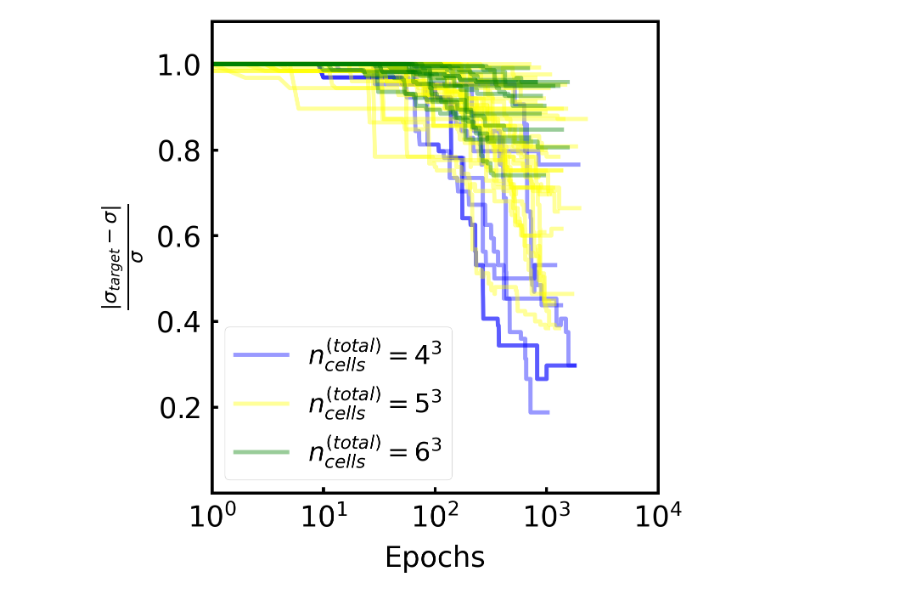
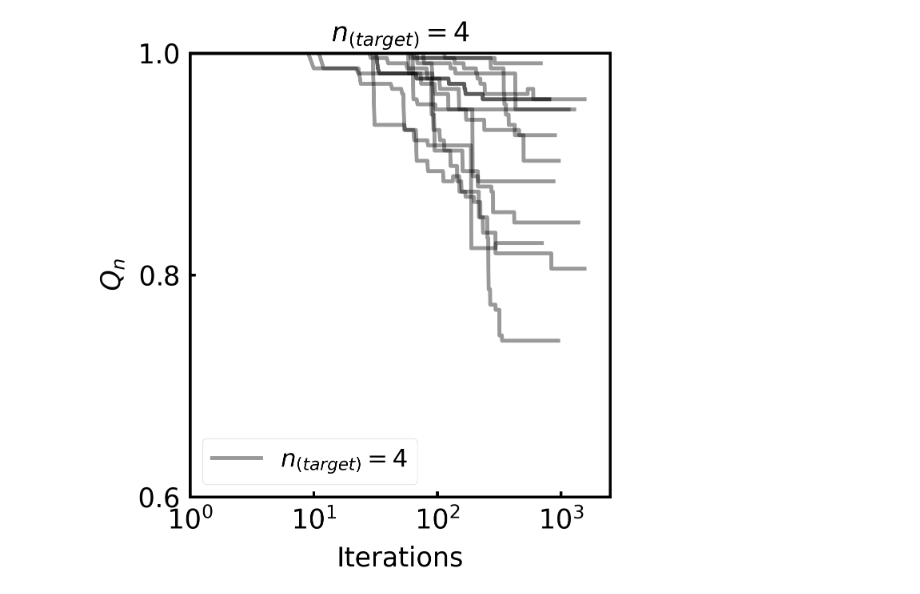
Before and after one commit to ZhangTao-SJTU/tvm, a Jupyter notebook: test.ipynb, the cells around one changed output. Saved outputs shown, nothing was run; the diff lists cells and outputs as text; code cells hidden in the pictures.

```diff
--- a/test.ipynb
+++ b/test.ipynb
@@ -206,12 +173,12 @@ from toolbox import manuscriptPlots
 import os
 import numpy as np
 plotter = manuscriptPlots.plot()
-plotter.set_ylim(1e-8,5e2)
+plotter.set_ylim(1e-9,10)
 plotter.set_xlim(1,500)
 plotter.set_xticks([20*i for i in range(150)])
 plotter.set_yticks([5*i for i in range(1,100)])
 plotter.set_xlabel("Epochs")
-plotter.set_ylabel(r"$\frac{|\sigma_{target}-\sigma|}{\sigma}$")
+plotter.set_ylabel(r"$|1-\sigma_{target}/\sigma|$")
 
 plotter.set_yScaled()
 plotter.initialize_figure()
@@ -224,9 +191,9 @@ for i in range(100):
     if errors[-1]>5e-6:
         continue
     x_array = [i+1 for i in range(len(errors))]
-    plotter.plot_xy(x_array, errors, color ="red", alpha = 0.1,label = "_none")
+    plotter.plot_xy(x_array, errors, color ="red", alpha = 0.25,label = "_none")
     if i==99:
-        plotter.plot_xy(x_array, errors, color ="red", alpha = 0.1, label = r"$\sigma_{target}=\sigma_\mu + 2\sigma_s$")
+        plotter.plot_xy(x_array, errors, color ="red", alpha = 0.25, label = r"$\sigma_{target}=\sigma_\mu + 2\sigma_s$")
 
 
     dir = "data/1_cell_decrease_2_sigma/{:03d}/".format(i)
@@ -236,14 +203,14 @@ for i in range(100):
     if errors[-1]>5e-6:
         continue
     x_array = [i+1 for i in range(len(errors))]
-    plotter.plot_xy(x_array, errors, color ="blue", alpha = 0.1,label = "_none")
+    plotter.plot_xy(x_array, errors, color ="blue", alpha = 0.25,label = "_none")
     if i==99:
-        plotter.plot_xy(x_array, errors, color ="blue", alpha = 0.1, label = r"$\sigma_{target}=\sigma_\mu - 2\sigma_s$")
+        plotter.plot_xy(x_array, errors, color ="blue", alpha = 0.25, label = r"$\sigma_{target}=\sigma_\mu - 2\sigma_s$")
 
 
 # plotter.plot_errorfill(x_array,df_decrease["mean"].to_numpy(),df_decrease["sem"].to_numpy(),color = "black", alpha = 0.4, label = r"$\sigma_{hidden}^{(initial)}$")
 plotter.ax.set_xscale("log")
 plotter.ax.set_yscale("log")
-plotter.ax.legend(loc='upper right')
-plotter.save_fig("graphs/single_cell_errors.jpg")
+plotter.ax.legend(loc='lower left')
+plotter.save_fig("new_graphs/single_cell_errors.jpg")
 # %% [output]
@@ -251,45 +225,50 @@ plotter.save_fig("graphs/single_cell_errors.jpg")
 # %%
 from toolbox import manuscriptPlots
 import os
 import numpy as np
-plotter = manuscriptPlots.plot()
-plotter.set_ylim(5e-6,5e0)
-plotter.set_ylim(0,1.1)
+def overlap_to_iter_single_tracks():
+    for n_target in [4,2]:
+        plotter = manuscriptPlots.plot()
+        # plotter.set_ylim(5e-6,5e0)
+        plotter.set_ylim(0.6,1)
 
-plotter.set_xlim(1,10000)
-plotter.set_xticks([20*i for i in range(150)])
-plotter.set_yticks([5*i for i in range(1,100)])
-plotter.set_yticks([0.2*i for i in range(1,100)])
+        plotter.set_xlim(1,2500)
+        plotter.set_xticks([20*i for i in range(150)])
+        plotter.set_yticks([5*i for i in range(1,100)])
+        plotter.set_yticks([0.2*i for i in range(1,100)])
 
-plotter.set_xlabel("Epochs")
-plotter.set_ylabel(r"$\frac{|\sigma_{target}-\sigma|}{\sigma}$")
+        plotter.set_xlabel("Iterations")
+        # plotter.set_ylabel(r"$(|1-\sigma_{target}/\sigma|)$")
+        plotter.set_ylabel(r"$Q_n$")
 
-plotter.set_yScaled()
-plotter.initialize_figure()
-colors = {2:"purple",3:"red",4:"blue",5:"yellow",6:"green"}
-for size in [2,3,4,5,6]:
-    legend_added = False
-    for i in range(100):
-        dir = "data/4_cells_mean_l_{}/{:03d}/".format(size,i)
-        if not os.path.isfile(dir+"errors.txt"):
-            continue
-        errors = np.loadtxt(dir+"errors.txt")
-        if errors[-1]>1e-4:
-            continue
-        errors = np.loadtxt(dir+"q_values.txt")
+        # plotter.set_title(r"$n_{(target)} =$"+ "{}".format(n_target))
+        plotter.set_yScaled()
 
-        x_array = [i+1 for i in range(len(errors))]
-        plotter.plot_xy(x_array, errors, color = colors[size], alpha = 0.4,label = "_none")
-        if legend_added:
-            continue
-        plotter.plot_xy(x_array, errors, color = colors[size], alpha = 0.4, label = r"$n_{cells}^{(total)}=$"+r'${}^3$'.format(size))
-        legend_added = True
+        plotter.initialize_figure()
+        for size in [6]:
+            legend_added = False
+            for i in range(100):
+                dir = "data/{}_cells_mean_l_{}/{:03d}/".format(n_target,size,i)
+                if not os.path.isfile(dir+"errors.txt"):
+                    continue
+                errors = np.loadtxt(dir+"q_values.txt")
+                # if errors[-1]>1e-4:
+                #     continue
+                # errors = np.loadtxt(dir+"q_values.txt")
+
+                x_array = [i+1 for i in range(len(errors))]
+                plotter.plot_xy(x_array, errors, color = "black", alpha = 0.4,label = "_none")
+                if legend_added:
+                    continue
+                plotter.plot_xy(x_array, errors, color = "black", alpha = 0.4, label = r"$n_{(target)}=$"+r'${}$'.format(n_target))
+                legend_added = True
 
 
-# plotter.plot_errorfill(x_array,df_decrease["mean"].to_numpy(),df_decrease["sem"].to_numpy(),color = "black", alpha = 0.4, label = r"$\sigma_{hidden}^{(initial)}$")
-plotter.ax.set_xscale("log")
-# plotter.ax.set_yscale("log")
-plotter.ax.legend(loc='lower left')
-plotter.save_fig("graphs/errors_n_total_4_target_cells.jpg")
+        # plotter.plot_errorfill(x_array,df_decrease["mean"].to_numpy(),df_decrease["sem"].to_numpy(),color = "black", alpha = 0.4, label = r"$\sigma_{hidden}^{(initial)}$")
+        plotter.ax.set_xscale("log")
+        # plotter.ax.set_yscale("log")
+        plotter.ax.legend(loc='lower left')
+        # plotter.save_fig("graphs/errors_n_total_4_tarxget_cells.jpg")
+overlap_to_iter_single_tracks()
 # %% [output]
-[figure, old version]
+[figure, new version]
```
Also changed, not shown: parts of 20 cells of this notebook, 41 other files.
